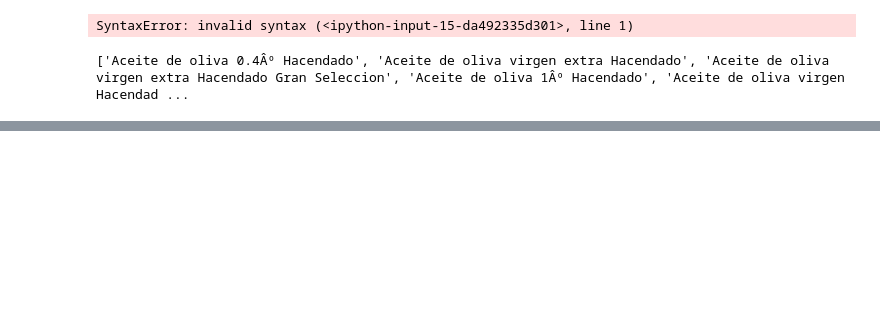
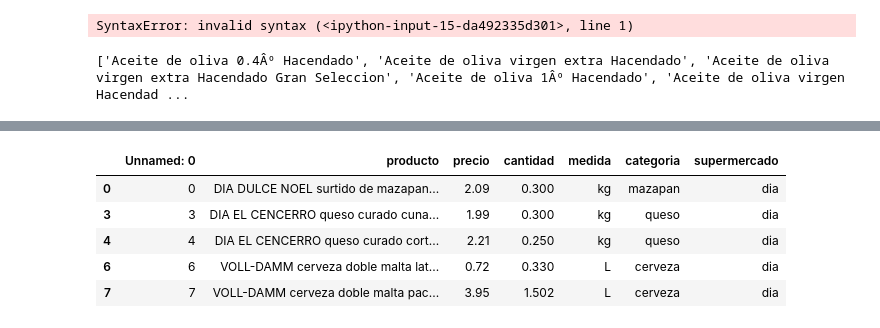
Before and after one commit to silviarico/Mi-Super-Cheap, a Jupyter notebook: limpieza_stream/Categorización.ipynb, the cells around one changed output, grey strips where cells are left out. Drawn from its saved outputs; the diff is of its cells as text; code cells hidden in the pictures; blank space fills up the shorter version.

```diff
--- a/limpieza_stream/Categorización.ipynb
+++ b/limpieza_stream/Categorización.ipynb
@@ -884,0 +900,4 @@ filtrado_car
+# %%
+dia_cat["supermercado"]="dia"
+dia_cat1["supermercado"]="dia"
+dia_cat2["supermercado"]="dia"
@@ -884,0 +920,9 @@ filtrado_car
+# %%
+dia_cat1.head()
+# %% [output]
+|  | Unnamed: 0 | producto | precio | cantidad | medida | categoria | supermercado |
+| 0 | 0 | DIA DULCE NOEL surtido de mazapan... | 2.09 | 0.300 | kg | mazapan | dia |
+| 3 | 3 | DIA EL CENCERRO queso curado cuna... | 1.99 | 0.300 | kg | queso | dia |
+| 4 | 4 | DIA EL CENCERRO queso curado cort... | 2.21 | 0.250 | kg | queso | dia |
+| 6 | 6 | VOLL-DAMM cerveza doble malta lat... | 0.72 | 0.330 | L | cerveza | dia |
+| 7 | 7 | VOLL-DAMM cerveza doble malta pac... | 3.95 | 1.502 | L | cerveza | dia |
```
Also changed, not shown: parts of 25 cells of this notebook, 21 other files.
